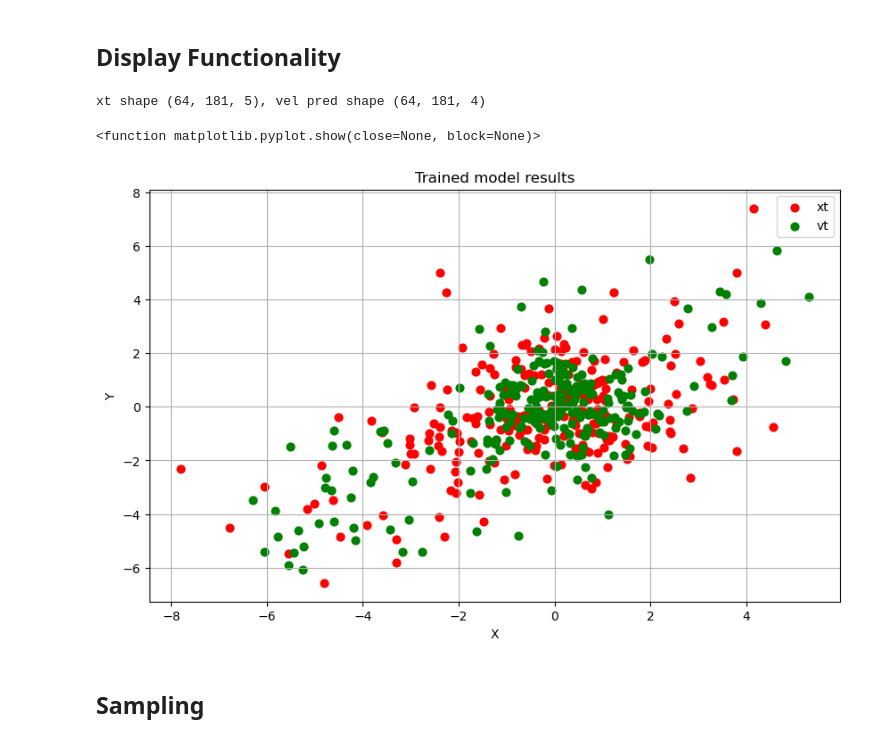
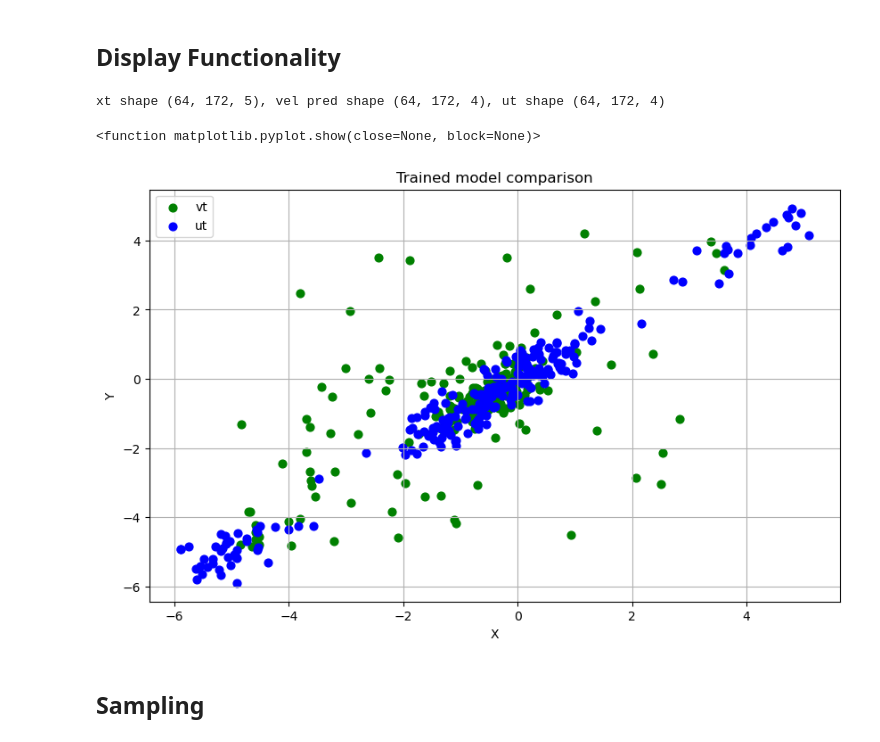
Before and after one commit to MortenHS/FlowMatching, a Jupyter notebook: cfm.ipynb, the cells around one changed output. Drawn from its saved outputs; the diff is of its cells as text; code cells hidden in the pictures.

```diff
--- a/cfm.ipynb
+++ b/cfm.ipynb
@@ -415,6 +441,7 @@ lr = checkpoint['learning_rate']
 sigma = checkpoint['sigma']
 vt = checkpoint['vt']
 xt = checkpoint['xt']
+ut = checkpoint['ut']
 
 print("Checkpoint loaded successfully!")
 # %% [output]
@@ -422,21 +461,27 @@ Checkpoint loaded successfully!
 # %% [markdown]
 ## Display Functionality
 # %%
-xt = xt.cpu().numpy()
-vt = vt.detach().cpu().numpy()
+if isinstance(xt, torch.Tensor):
+    xt = xt.cpu().numpy()
+if isinstance(ut, torch.Tensor):
+    ut = ut.detach().cpu().numpy()
+if isinstance(vt, torch.Tensor):
+    vt = vt.detach().cpu().numpy()
 
-print(f"xt shape {xt.shape}, vel pred shape {vt.shape}")
+
+print(f"xt shape {xt.shape}, vel pred shape {vt.shape}, ut shape {ut.shape}")
 
 plt.figure(figsize=(10, 6))
-plt.scatter(xt[:, 0], xt[:, 1], color='red', alpha=1, s=40, label='xt')
+# plt.scatter(xt[:, 0], xt[:, 1], color='red', alpha=1, s=40, label='xt')
 plt.scatter(vt[:, 0], vt[:, 1], color='green', alpha=1, s=40, label='vt')
+plt.scatter(ut[:, 0], ut[:, 1], color='blue', alpha=1, s=40, label='ut')
 plt.title("Trained model comparison")
 plt.xlabel('X')
 plt.ylabel('Y')
 plt.grid()
 plt.legend()
 plt.show
 # %% [output]
-xt shape (64, 181, 5), vel pred shape (64, 181, 4)
+xt shape (64, 172, 5), vel pred shape (64, 172, 4), ut shape (64, 172, 4)
 <function matplotlib.pyplot.show(close=None, block=None)>
-[figure, old version]
+[figure, new version]
```
Also changed, not shown: parts of 22 cells of this notebook, 3 other files.
